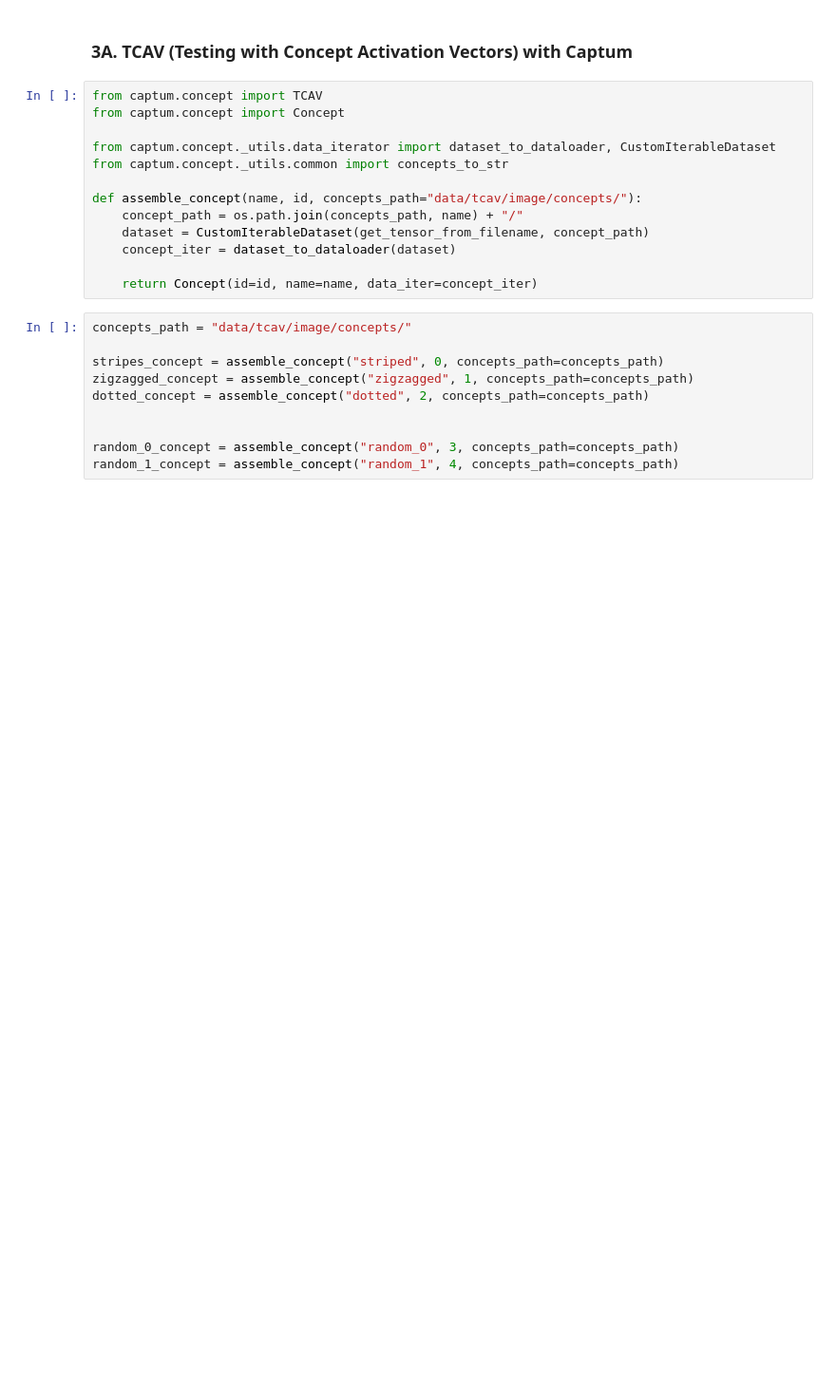
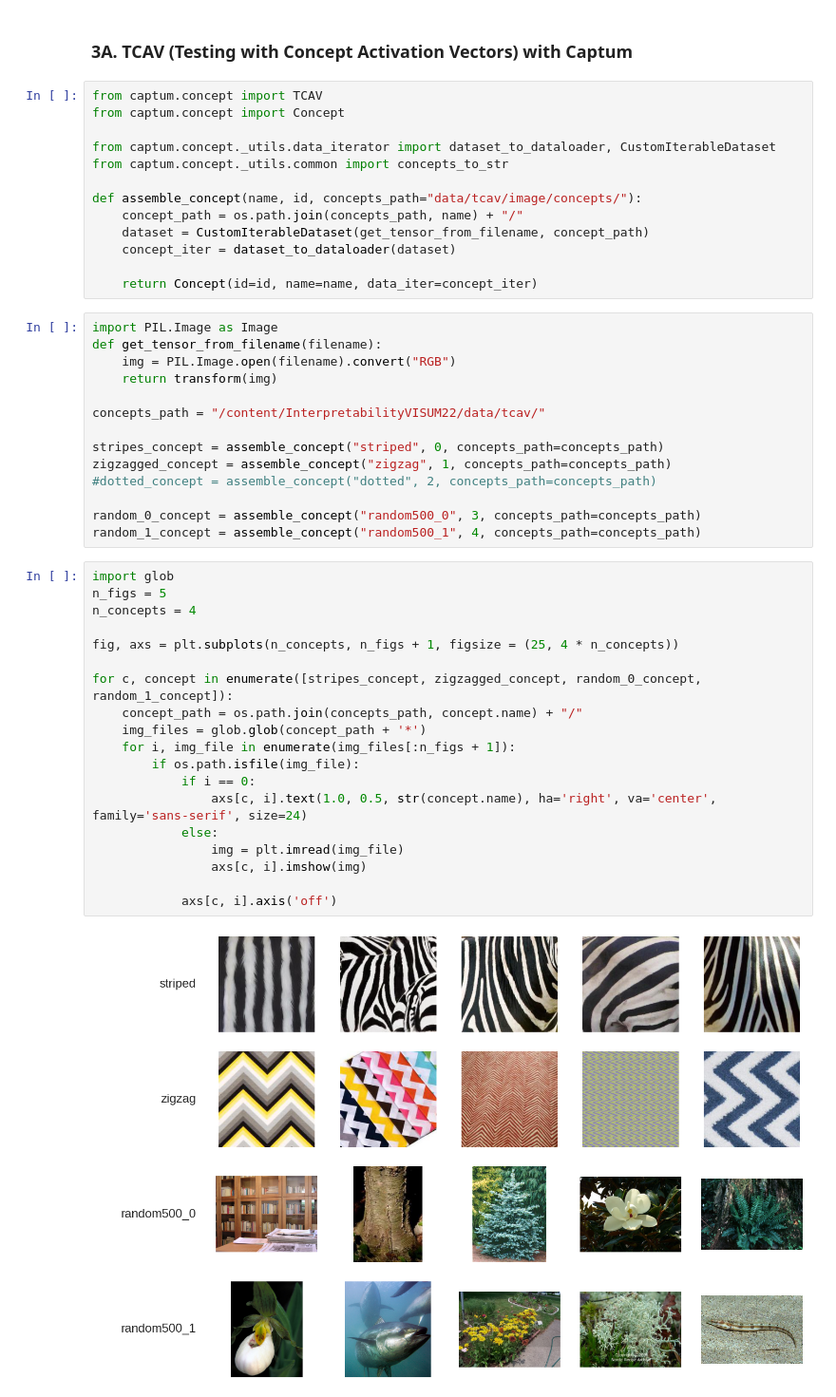
Before and after one commit to maragraziani/InterpretabilityVISUM22, a Jupyter notebook: Interpretability.ipynb, the cells around one changed output. Shown at 95% size. Saved outputs shown, nothing was run; the diff lists cells and outputs as text; blank space fills up the shorter version.

```diff
--- a/Interpretability.ipynb
+++ b/Interpretability.ipynb
@@ -574,12 +544,37 @@ def assemble_concept(name, id, concepts_path="data/tcav/image/concepts/"):
 
     return Concept(id=id, name=name, data_iter=concept_iter)
 # %%
-concepts_path = "data/tcav/image/concepts/"
+import PIL.Image as Image
+def get_tensor_from_filename(filename):
+    img = PIL.Image.open(filename).convert("RGB")
+    return transform(img)
+
+concepts_path = "/content/InterpretabilityVISUM22/data/tcav/"
 
 stripes_concept = assemble_concept("striped", 0, concepts_path=concepts_path)
-zigzagged_concept = assemble_concept("zigzagged", 1, concepts_path=concepts_path)
-dotted_concept = assemble_concept("dotted", 2, concepts_path=concepts_path)
+zigzagged_concept = assemble_concept("zigzag", 1, concepts_path=concepts_path)
+#dotted_concept = assemble_concept("dotted", 2, concepts_path=concepts_path)
 
-
-random_0_concept = assemble_concept("random_0", 3, concepts_path=concepts_path)
-random_1_concept = assemble_concept("random_1", 4, concepts_path=concepts_path)
+random_0_concept = assemble_concept("random500_0", 3, concepts_path=concepts_path)
+random_1_concept = assemble_concept("random500_1", 4, concepts_path=concepts_path)
+# %%
+import glob
+n_figs = 5
+n_concepts = 4
+
+fig, axs = plt.subplots(n_concepts, n_figs + 1, figsize = (25, 4 * n_concepts))
+
+for c, concept in enumerate([stripes_concept, zigzagged_concept, random_0_concept, random_1_concept]):
+    concept_path = os.path.join(concepts_path, concept.name) + "/"
+    img_files = glob.glob(concept_path + '*')
+    for i, img_file in enumerate(img_files[:n_figs + 1]):
+        if os.path.isfile(img_file):
+            if i == 0:
+                axs[c, i].text(1.0, 0.5, str(concept.name), ha='right', va='center', family='sans-serif', size=24)
+            else:
+                img = plt.imread(img_file)
+                axs[c, i].imshow(img)
+
+            axs[c, i].axis('off')
+# %% [output]
+[figure, added]
```
Also changed, not shown: parts of 15 cells of this notebook.
